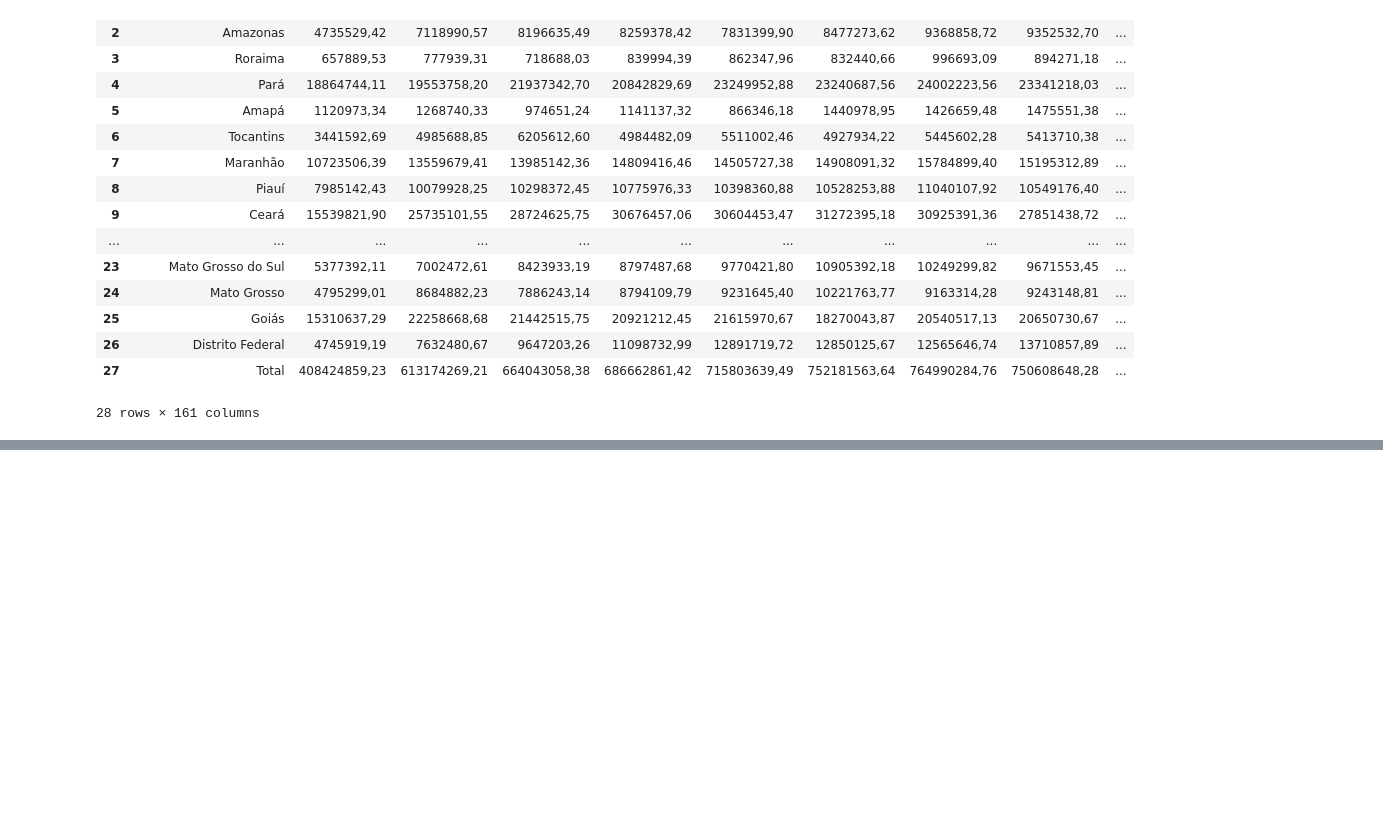
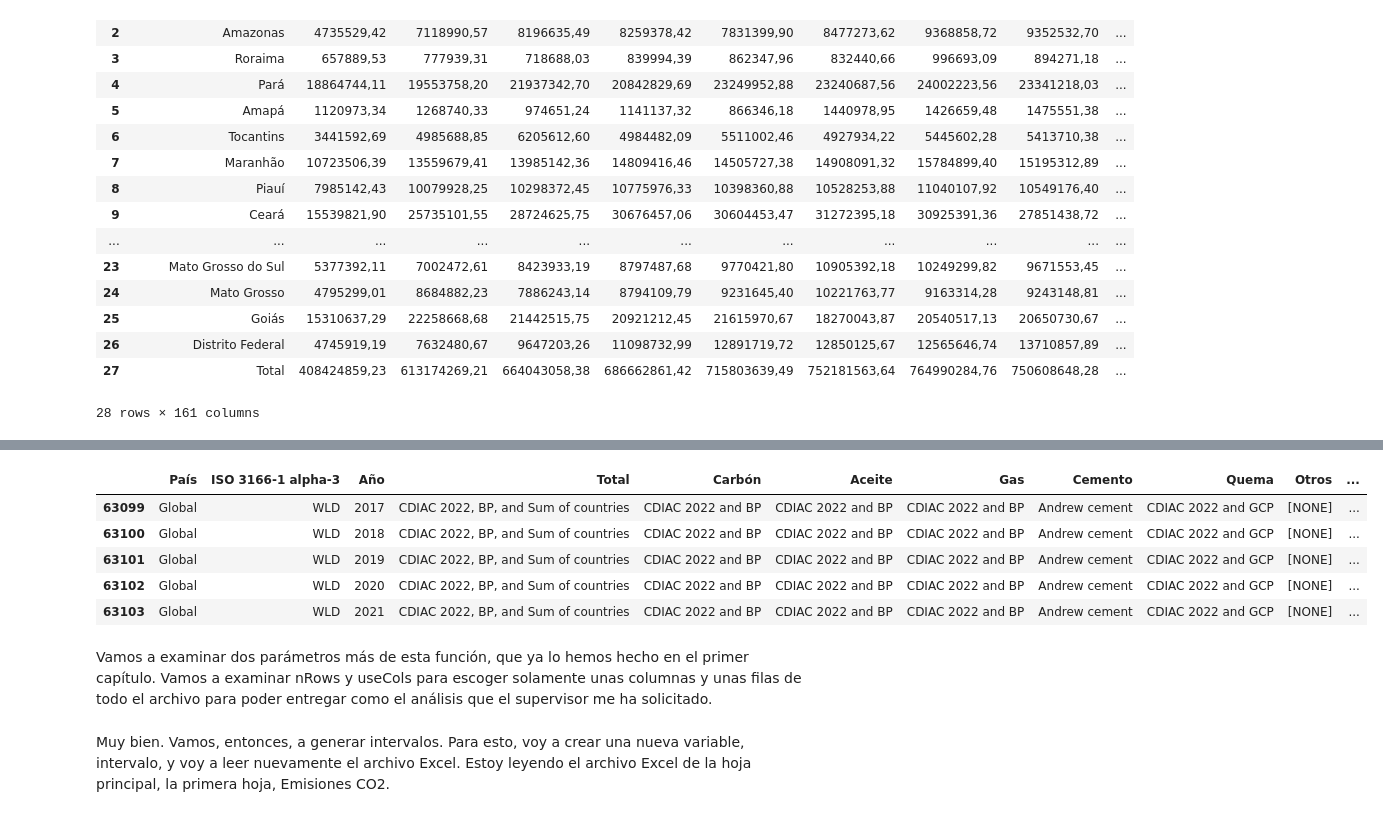
Before and after one commit to jorgevillegazz/Aprendiendo_ETL, a Jupyter notebook: Pandas_I_O.ipynb, the cells around one changed output, grey strips where cells are left out. Drawn from its saved outputs; the diff is of its cells as text; code cells hidden in the pictures; blank space fills up the shorter version.

```diff
--- a/Pandas_I_O.ipynb
+++ b/Pandas_I_O.ipynb
@@ -350,0 +453,13 @@ datos_hospital
+# %%
+fuentes.tail()
+# %% [output]
+|  | País | ISO 3166-1 alpha-3 | Año | Total | Carbón | Aceite | Gas | Cemento | Quema | Otros | ... |
+| 63099 | Global | WLD | 2017 | CDIAC 2022, BP, and Sum of countries | CDIAC 2022 and BP | CDIAC 2022 and BP | CDIAC 2022 and BP | Andrew cement | CDIAC 2022 and GCP | [NONE] | ... |
+| 63100 | Global | WLD | 2018 | CDIAC 2022, BP, and Sum of countries | CDIAC 2022 and BP | CDIAC 2022 and BP | CDIAC 2022 and BP | Andrew cement | CDIAC 2022 and GCP | [NONE] | ... |
+| 63101 | Global | WLD | 2019 | CDIAC 2022, BP, and Sum of countries | CDIAC 2022 and BP | CDIAC 2022 and BP | CDIAC 2022 and BP | Andrew cement | CDIAC 2022 and GCP | [NONE] | ... |
+| 63102 | Global | WLD | 2020 | CDIAC 2022, BP, and Sum of countries | CDIAC 2022 and BP | CDIAC 2022 and BP | CDIAC 2022 and BP | Andrew cement | CDIAC 2022 and GCP | [NONE] | ... |
+| 63103 | Global | WLD | 2021 | CDIAC 2022, BP, and Sum of countries | CDIAC 2022 and BP | CDIAC 2022 and BP | CDIAC 2022 and BP | Andrew cement | CDIAC 2022 and GCP | [NONE] | ... |
+# %% [markdown]
+Vamos a examinar dos parámetros más de esta función, que ya lo hemos hecho en el primer capítulo. Vamos a examinar nRows y useCols para escoger solamente unas columnas y unas filas de todo el archivo para poder entregar como el análisis que el supervisor me ha solicitado.
+# %% [markdown]
+Muy bien. Vamos, entonces, a generar intervalos. Para esto, voy a crear una nueva variable, intervalo, y voy a leer nuevamente el archivo Excel. Estoy leyendo el archivo Excel de la hoja principal, la primera hoja, Emisiones CO2.
```
Also changed, not shown: parts of 34 cells of this notebook.
